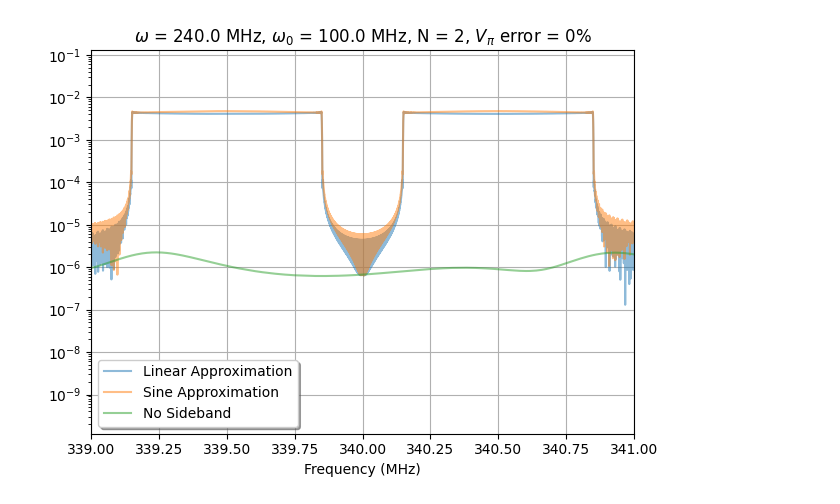
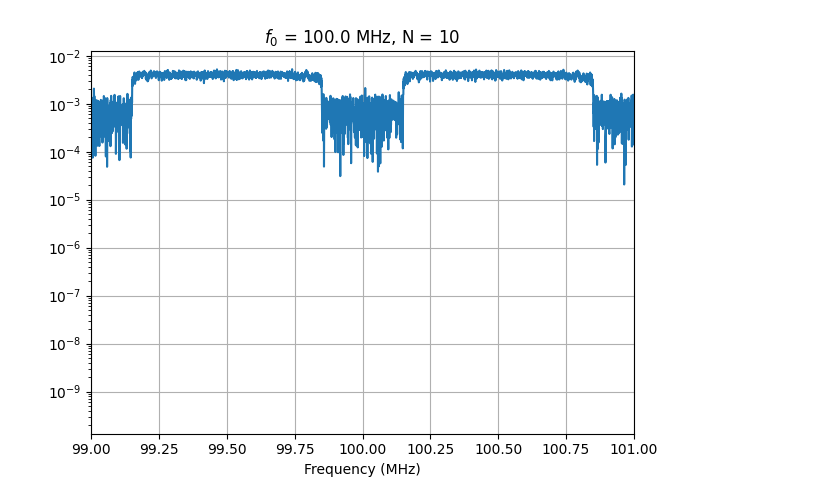
Before and after one commit to Alex-Kolar/memory-control, a Jupyter notebook: test_code/fft_jupyter.ipynb, the cells around one changed output. Saved outputs shown, nothing was run; the diff lists cells and outputs as text; code cells hidden in the pictures.

```diff
--- a/test_code/fft_jupyter.ipynb
+++ b/test_code/fft_jupyter.ipynb
@@ -50,0 +32,17 @@ wav_no_side = ((A * theta) * conversion)
+# %%
+# for testing
+DETUNING = 1.0
+Vpi = Vpi * DETUNING
+
+# shift amplitude
+shift = 100e-9  # unit: seconds
+shift_idx = int(shift / resolution)
+print(shift_idx)
+amp_shifted = np.roll(amp, shift_idx)
+
+normalized_amp = amp_shifted / amp_shifted.max()
+w0 = 2 * np.pi * f_0
+wav = normalized_amp * np.sin(w0*t + theta)
+
+plt.plot(t, wav)
+plt.show()
@@ -51,43 +52,31 @@ wav_no_side = ((A * theta) * conversion)
 # %%
-# actual wave to transform
-w0 = 100e6
-y = np.sin(wav + w0 * t * np.pi * 2)
-y_sin = np.sin(wav_sin + w0 * t * np.pi * 2)
-y_no_side = np.sin(wav_no_side + w0 * t * np.pi * 2)
-
 # determine FFT
 num_points = int(num_points)
 T = resolution
-yf = fft(y)
-yf_sin = fft(y_sin)
-yf_no_side = fft(y_no_side)
+yf = fft(wav)
 xf = fftfreq(num_points, T)[:num_points//2] * 1e-6
 
 # scale and average
 yf_to_plot = 2.0 / num_points * np.abs(yf[0:num_points//2])
 # %%
-center = (f_0 + w0) / 1e6  # center of plot (MHz)
+center = w0 / (2*np.pi*1e6)  # center of plot (MHz)
 # width = (delta / 1e6) * N  # MHz
 width = 2*delta / 1e6
 
 fig, ax = plt.subplots()
 
-ax.plot(xf, yf_to_plot,
-        alpha=0.5, label='Linear Approximation')
-ax.plot(xf, 2.0 / num_points * np.abs(yf_sin[0:num_points // 2]),
-        alpha=0.5, label='Sine Approximation')
-ax.plot(xf, 2.0 / num_points * np.abs(yf_no_side[0:num_points // 2]),
-        alpha=0.5, label='No Sideband')
+ax.plot(xf, yf_to_plot)
+# ax.plot(xf, 2.0 / num_points * np.abs(yf_sin[0:num_points // 2]),
+#         alpha=0.5, label='Sine Approximation')
 ax.set_yscale('log')
 
-ax.set_title(rf"$\omega$ = {f_0//1e6} MHz, $\omega_0$ = {w0//1e6} MHz, N = {N}, $V_\pi$ error = {DETUNING - 1:.0%}")
+ax.set_title(rf"$f_0$ = {f_0//1e6} MHz, N = {N}")
 ax.set_xlabel('Frequency (MHz)')
 ax.set_xlim(center-width/2, center+width/2)
 # ax.set_ylim((0, 0.001))
-ax.legend(shadow=True)
 ax.grid()
 
 plt.tight_layout()
 plt.show()
 # %% [output]
-[figure, old version]
+[figure, new version]
```
Also changed, not shown: parts of 7 cells of this notebook, 2 other files.
